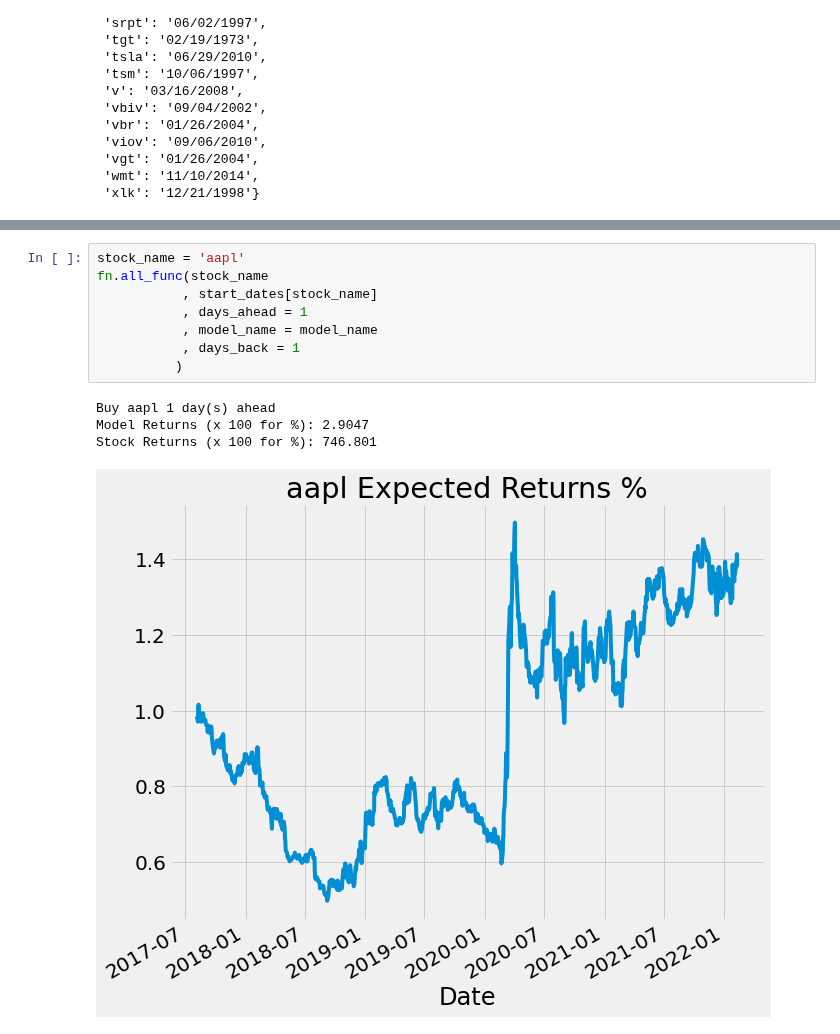
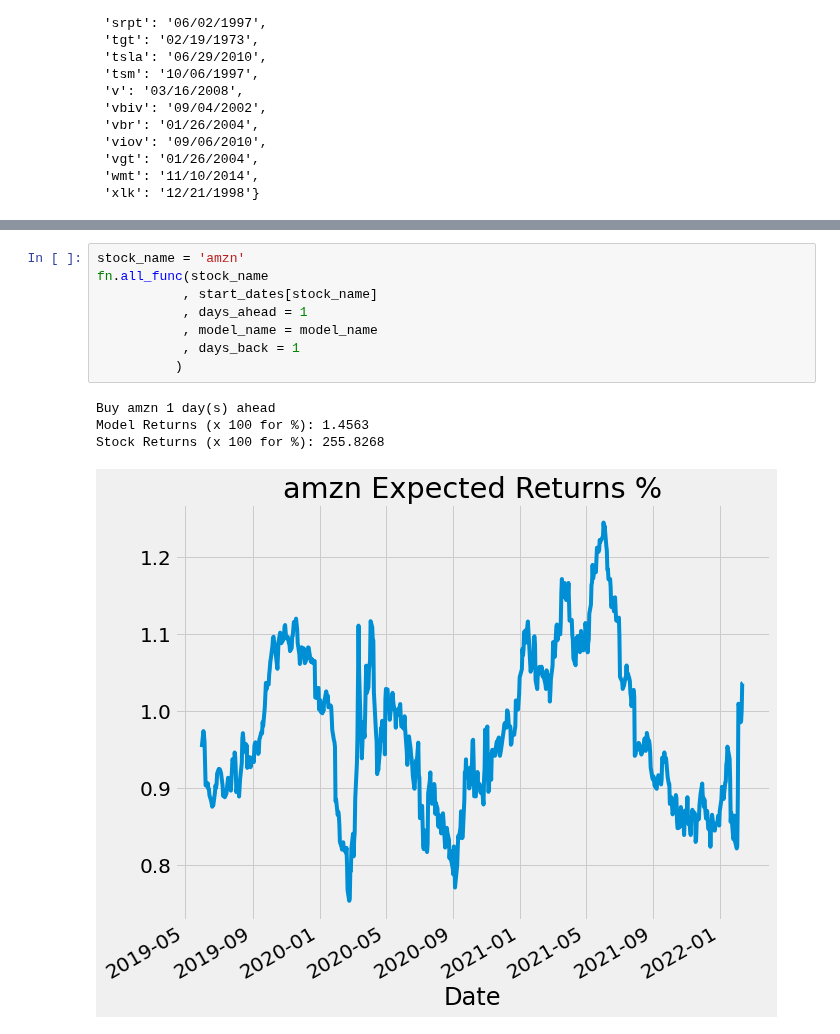
Before and after one commit to yuchild/next_n_day_stock_prediction_simple, a Jupyter notebook: testing.ipynb, the cells around one changed output, grey strips where cells are left out. Saved outputs shown, nothing was run; the diff lists cells and outputs as text.

```diff
--- a/testing.ipynb
+++ b/testing.ipynb
@@ -260,13 +268,13 @@ start_dates3
 # %%
-stock_name = 'aapl'
+stock_name = 'amzn'
 fn.all_func(stock_name
            , start_dates[stock_name]
            , days_ahead = 1
            , model_name = model_name
            , days_back = 1
           )
 # %% [output]
-Buy aapl 1 day(s) ahead
-Model Returns (x 100 for %): 2.9047
-Stock Returns (x 100 for %): 746.801
+Buy amzn 1 day(s) ahead
+Model Returns (x 100 for %): 1.4563
+Stock Returns (x 100 for %): 255.8268
-[figure, old version]
+[figure, new version]
```
Also changed, not shown: parts of 10 cells of this notebook, 34 other files.
